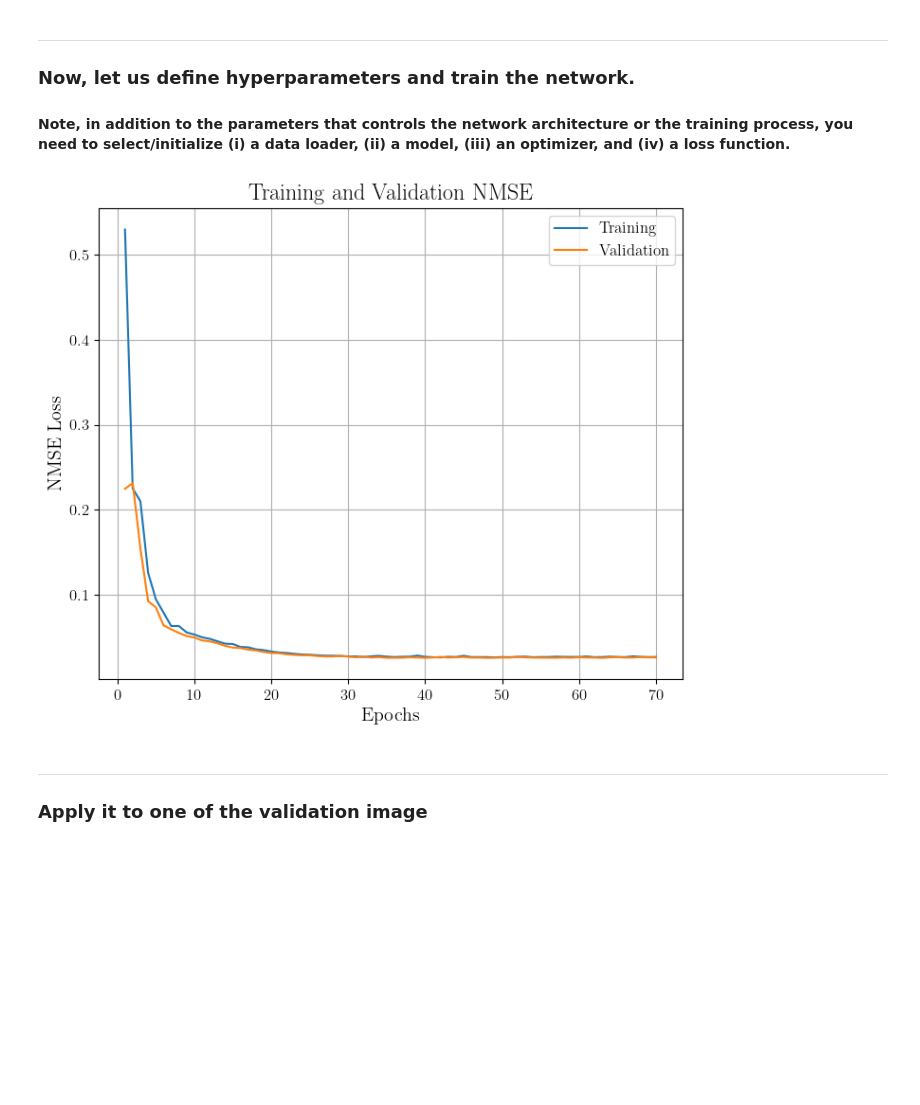
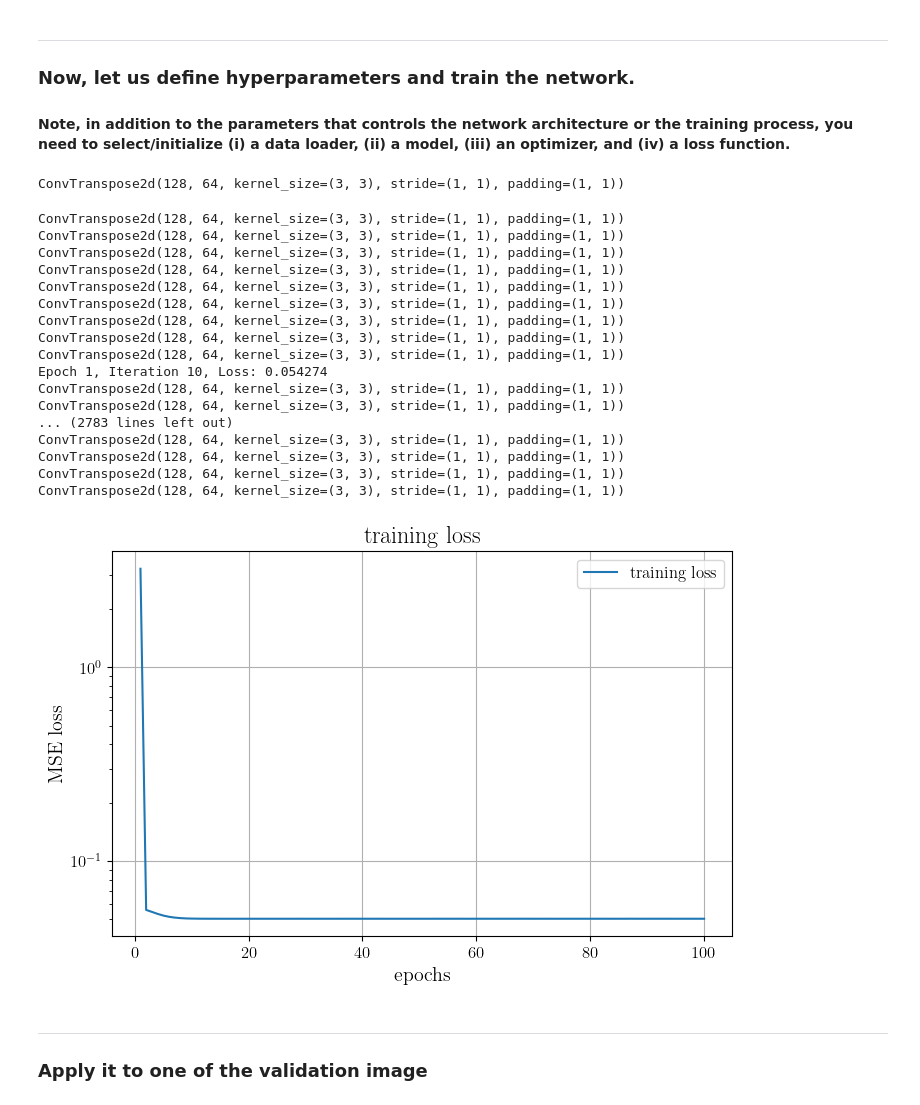
Before and after one commit to MihirJoe/MRI-Denoising, a Jupyter notebook: starter_code.ipynb, the cells around one changed output. Saved outputs shown, nothing was run; the diff lists cells and outputs as text; code cells hidden in the pictures; blank space fills up the shorter version.

Commit message:
working Denoise1 (without plotting val_dataset)

```diff
--- a/starter_code.ipynb
+++ b/starter_code.ipynb
@@ -95,7 +92,7 @@ class Denoise1(nn.Module):
     def __init__(self):
         super(Denoise1, self).__init__()
         self.conv1 = nn.Sequential(
-            nn.Conv2d(1, 64, kernel_size=3, padding=1, stride=2),
+            nn.Conv2d(1, 64, kernel_size=3, padding=1, stride=1),
             nn.MaxPool2d((2,2),2))
 
         self.conv2 = nn.Sequential(
@@ -286,23 +274,40 @@ ___
 
 #### Note, in addition to the parameters that controls the network architecture or the training process, you need to select/initialize (i) a data loader, (ii) a model, (iii) an optimizer, and (iv) a loss function.
 # %%
-batch_size = 10  # Number of complete images in each batch
+batch_size = 2  # Number of complete images in each batch
 lr = 1e-2  # Learning rate
 sig = 0.1  # Noise std
-num_epoch = 70  # Epochs
+num_epoch = 100  # Epochs
 
 # Model, criterion, and optimizer
 train_loader = create_loader(train_dataset, batch_size)
-val_loader = create_loader(val_dataset, batch_size)
 
-model = TrivialNet() # Pick a model
+model = Denoise1() # Pick a model
 opt = optim.Adam(model.parameters(), lr=lr) # Pick an optimizer
 criterion = nn.MSELoss() # Pick a loss function
 
 # Let's train the model
-train_model(model, opt, criterion, train_loader, val_loader, num_epoch, noise_std=sig)
+train_model(model, opt, criterion, train_loader, num_epoch, noise_std=sig)
 # %% [output]
+ConvTranspose2d(128, 64, kernel_size=(3, 3), stride=(1, 1), padding=(1, 1))
+ConvTranspose2d(128, 64, kernel_size=(3, 3), stride=(1, 1), padding=(1, 1))
+ConvTranspose2d(128, 64, kernel_size=(3, 3), stride=(1, 1), padding=(1, 1))
+ConvTranspose2d(128, 64, kernel_size=(3, 3), stride=(1, 1), padding=(1, 1))
+ConvTranspose2d(128, 64, kernel_size=(3, 3), stride=(1, 1), padding=(1, 1))
+ConvTranspose2d(128, 64, kernel_size=(3, 3), stride=(1, 1), padding=(1, 1))
+ConvTranspose2d(128, 64, kernel_size=(3, 3), stride=(1, 1), padding=(1, 1))
+ConvTranspose2d(128, 64, kernel_size=(3, 3), stride=(1, 1), padding=(1, 1))
+ConvTranspose2d(128, 64, kernel_size=(3, 3), stride=(1, 1), padding=(1, 1))
+ConvTranspose2d(128, 64, kernel_size=(3, 3), stride=(1, 1), padding=(1, 1))
+Epoch 1, Iteration 10, Loss: 0.054274
+ConvTranspose2d(128, 64, kernel_size=(3, 3), stride=(1, 1), padding=(1, 1))
+ConvTranspose2d(128, 64, kernel_size=(3, 3), stride=(1, 1), padding=(1, 1))
+... (2783 lines left out)
+ConvTranspose2d(128, 64, kernel_size=(3, 3), stride=(1, 1), padding=(1, 1))
+ConvTranspose2d(128, 64, kernel_size=(3, 3), stride=(1, 1), padding=(1, 1))
+ConvTranspose2d(128, 64, kernel_size=(3, 3), stride=(1, 1), padding=(1, 1))
+ConvTranspose2d(128, 64, kernel_size=(3, 3), stride=(1, 1), padding=(1, 1))
-[figure, old version]
+[figure, new version]
 # %% [markdown]
 ___
 ### Apply it to one of the validation image
```
Also changed, not shown: parts of 9 cells of this notebook.
